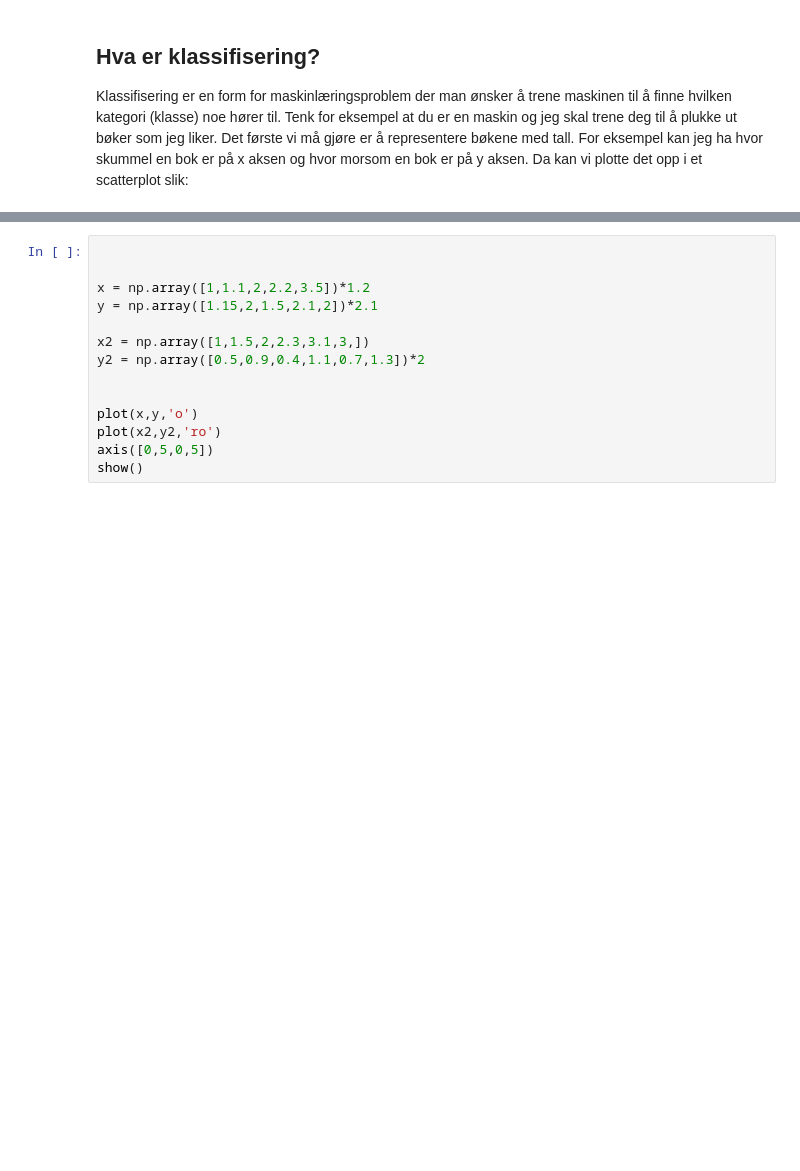
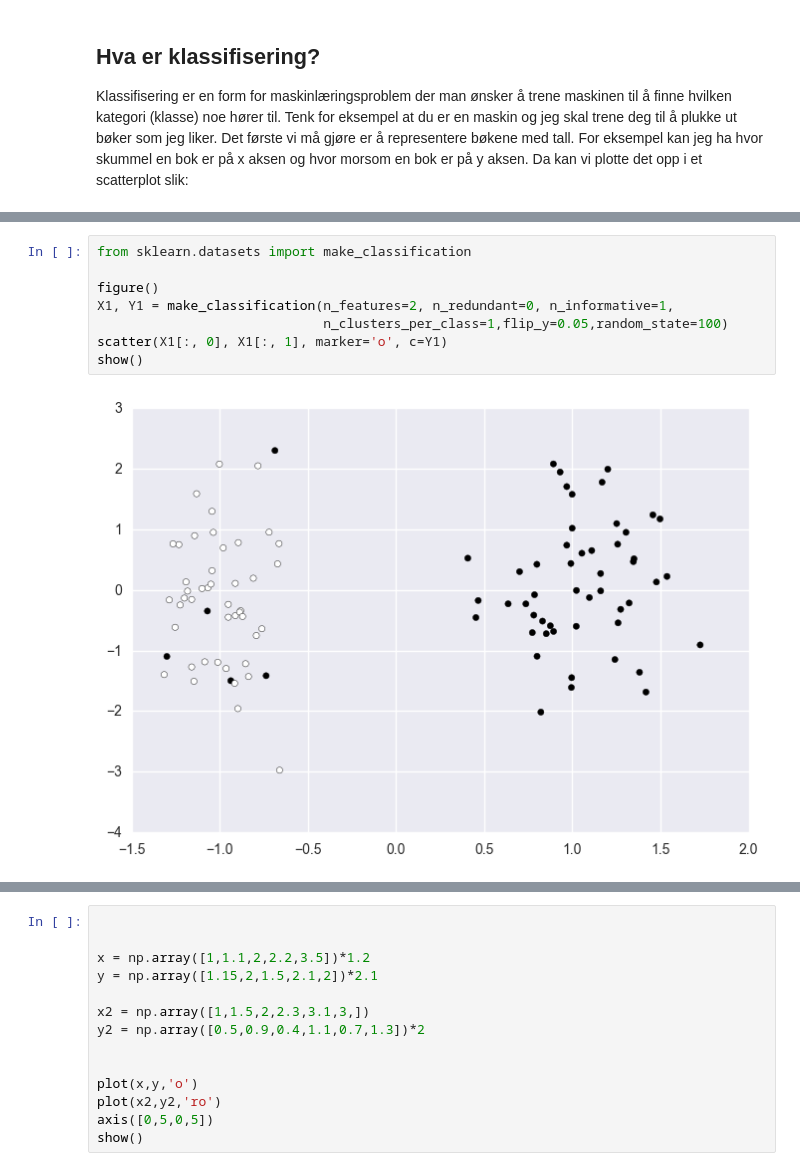
Before and after one commit to MarieRoald/MLkurs, a Jupyter notebook: notebooks/Introduksjon til klassifisering.ipynb, the cells around one changed output, grey strips where cells are left out. Drawn from its saved outputs; the diff is of its cells as text; blank space fills up the shorter version.

```diff
--- a/notebooks/Introduksjon til klassifisering.ipynb
+++ b/notebooks/Introduksjon til klassifisering.ipynb
@@ -15,0 +129,10 @@ Klassifisering er en form for maskinlæringsproblem der man ønsker å trene mas
+# %%
+from sklearn.datasets import make_classification
+
+figure()
+X1, Y1 = make_classification(n_features=2, n_redundant=0, n_informative=1,
+                             n_clusters_per_class=1,flip_y=0.05,random_state=100)
+scatter(X1[:, 0], X1[:, 1], marker='o', c=Y1)
+show()
+# %% [output]
+[figure, added]
```
Also changed, not shown: parts of 37 cells of this notebook, 2 other files.
